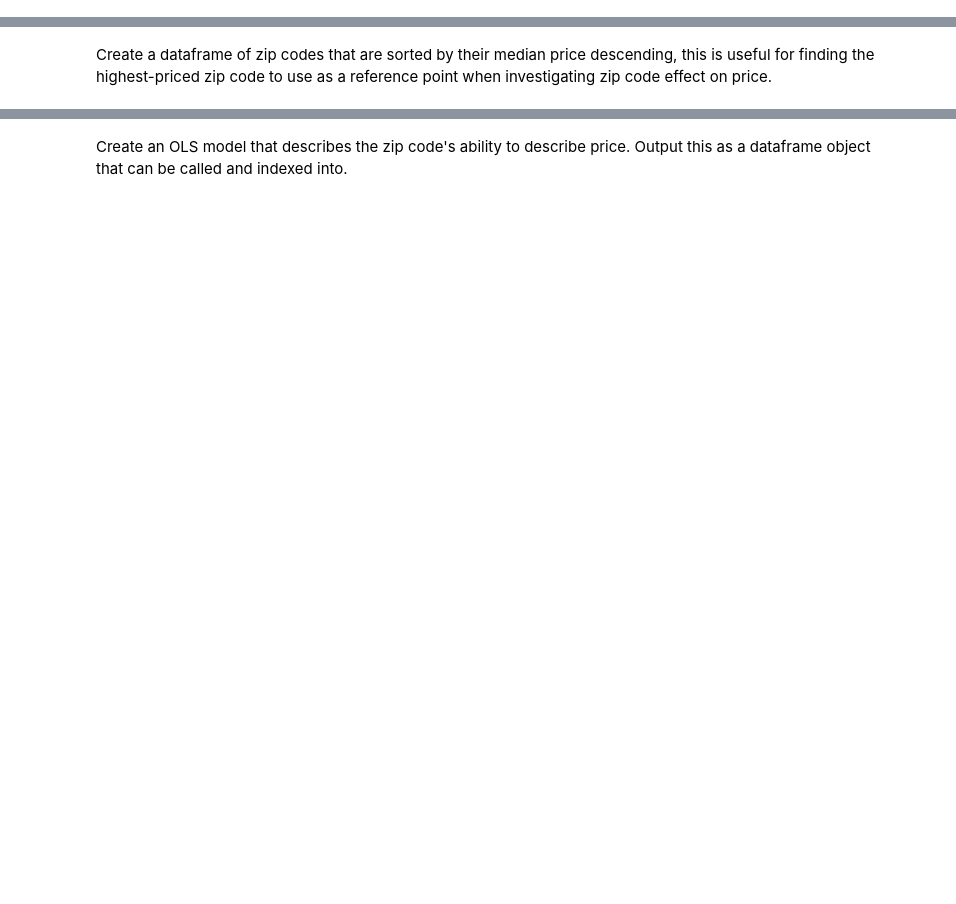
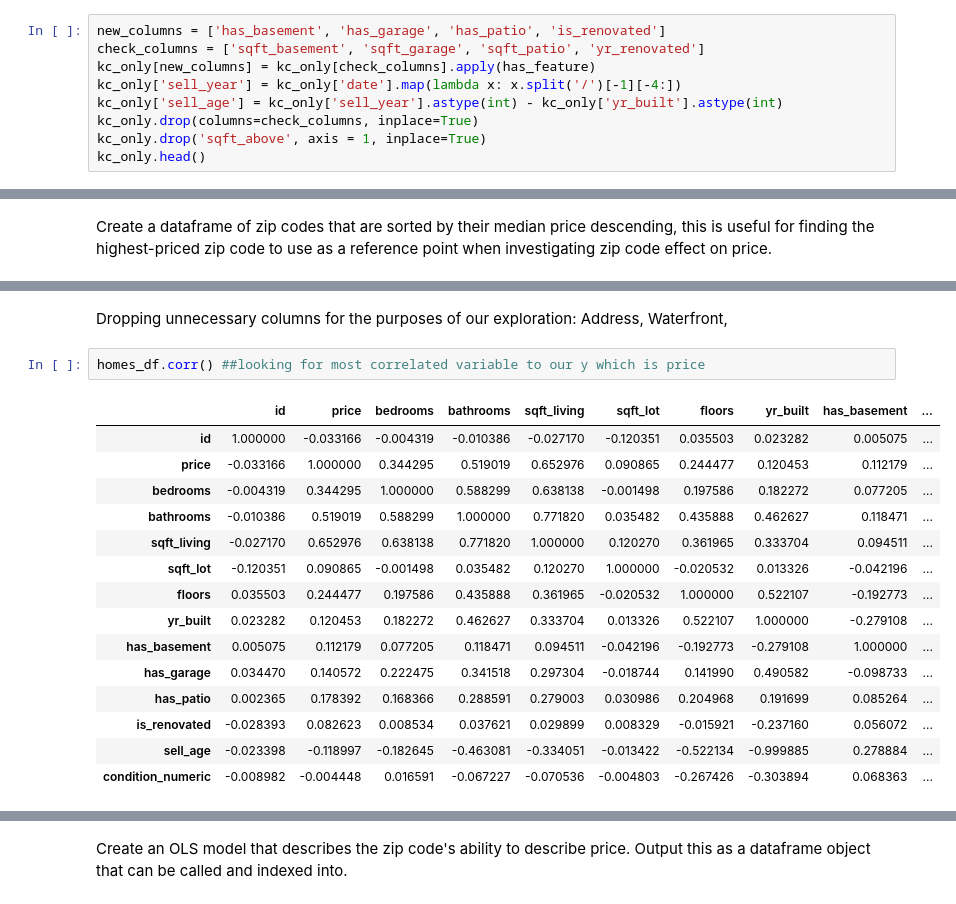
Before and after one commit to ParkedHampster/Modeled_Homes-Phase_2, a Jupyter notebook: index.ipynb, the cells around one changed output, grey strips where cells are left out. Cells and saved outputs as stored; diff of their text form; blank space fills up the shorter version.

```diff
--- a/index.ipynb
+++ b/index.ipynb
@@ -18,0 +117,9 @@ display(kc_only.describe(), kc_only.info())
+# %%
+new_columns = ['has_basement', 'has_garage', 'has_patio', 'is_renovated']
+check_columns = ['sqft_basement', 'sqft_garage', 'sqft_patio', 'yr_renovated']
+kc_only[new_columns] = kc_only[check_columns].apply(has_feature)
+kc_only['sell_year'] = kc_only['date'].map(lambda x: x.split('/')[-1][-4:])
+kc_only['sell_age'] = kc_only['sell_year'].astype(int) - kc_only['yr_built'].astype(int)
+kc_only.drop(columns=check_columns, inplace=True)
+kc_only.drop('sqft_above', axis = 1, inplace=True)
+kc_only.head()
@@ -55,0 +354,20 @@ zip_by_price_median
+# %% [markdown]
+Dropping unnecessary columns for the purposes of our exploration: Address, Waterfront,
+# %%
+homes_df.corr() ##looking for most correlated variable to our y which is price
+# %% [output]
+|  | id | price | bedrooms | bathrooms | sqft_living | sqft_lot | floors | yr_built | has_basement | ... |
+| id | 1.000000 | -0.033166 | -0.004319 | -0.010386 | -0.027170 | -0.120351 | 0.035503 | 0.023282 | 0.005075 | ... |
+| price | -0.033166 | 1.000000 | 0.344295 | 0.519019 | 0.652976 | 0.090865 | 0.244477 | 0.120453 | 0.112179 | ... |
+| bedrooms | -0.004319 | 0.344295 | 1.000000 | 0.588299 | 0.638138 | -0.001498 | 0.197586 | 0.182272 | 0.077205 | ... |
+| bathrooms | -0.010386 | 0.519019 | 0.588299 | 1.000000 | 0.771820 | 0.035482 | 0.435888 | 0.462627 | 0.118471 | ... |
+| sqft_living | -0.027170 | 0.652976 | 0.638138 | 0.771820 | 1.000000 | 0.120270 | 0.361965 | 0.333704 | 0.094511 | ... |
+| sqft_lot | -0.120351 | 0.090865 | -0.001498 | 0.035482 | 0.120270 | 1.000000 | -0.020532 | 0.013326 | -0.042196 | ... |
+| floors | 0.035503 | 0.244477 | 0.197586 | 0.435888 | 0.361965 | -0.020532 | 1.000000 | 0.522107 | -0.192773 | ... |
+| yr_built | 0.023282 | 0.120453 | 0.182272 | 0.462627 | 0.333704 | 0.013326 | 0.522107 | 1.000000 | -0.279108 | ... |
+| has_basement | 0.005075 | 0.112179 | 0.077205 | 0.118471 | 0.094511 | -0.042196 | -0.192773 | -0.279108 | 1.000000 | ... |
+| has_garage | 0.034470 | 0.140572 | 0.222475 | 0.341518 | 0.297304 | -0.018744 | 0.141990 | 0.490582 | -0.098733 | ... |
+| has_patio | 0.002365 | 0.178392 | 0.168366 | 0.288591 | 0.279003 | 0.030986 | 0.204968 | 0.191699 | 0.085264 | ... |
+| is_renovated | -0.028393 | 0.082623 | 0.008534 | 0.037621 | 0.029899 | 0.008329 | -0.015921 | -0.237160 | 0.056072 | ... |
+| sell_age | -0.023398 | -0.118997 | -0.182645 | -0.463081 | -0.334051 | -0.013422 | -0.522134 | -0.999885 | 0.278884 | ... |
+| condition_numeric | -0.008982 | -0.004448 | 0.016591 | -0.067227 | -0.070536 | -0.004803 | -0.267426 | -0.303894 | 0.068363 | ... |
```
Also changed, not shown: parts of 36 cells of this notebook.
